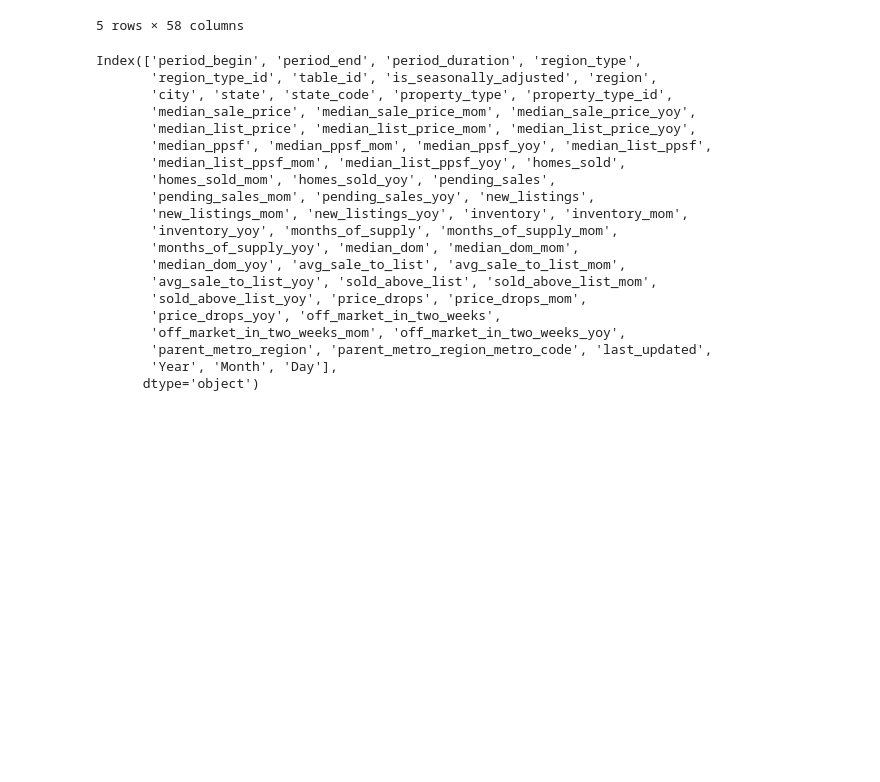
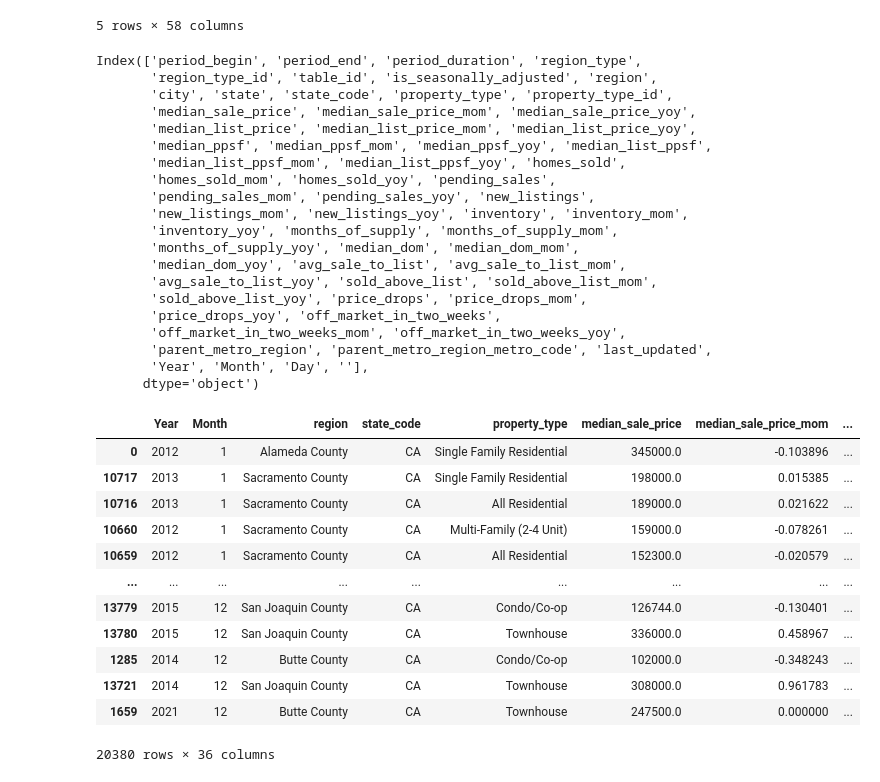
Before and after one commit to samuelj7/Project-3, a Jupyter notebook: data_cleaning.ipynb, the cells around one changed output. Cells and saved outputs as stored; diff of their text form; code cells hidden in the pictures; blank space fills up the shorter version.

Commit message:
cleaned data

```diff
--- a/data_cleaning.ipynb
+++ b/data_cleaning.ipynb
@@ -17,6 +17,7 @@ tsv_data.head()
 california_df=tsv_data.loc[(tsv_data["state"]=="California")]
 california_df=california_df.sort_values(["region","period_end"],ascending=True).fillna(0)
 california_df[['Year','Month','Day']] = california_df['period_end'].str.split('-', expand=True).astype(int)
+california_df[['region', '']]=california_df['region'].str.split(',', expand=True)
 california_df.columns
 # %% [output]
 Index(['period_begin', 'period_end', 'period_duration', 'region_type',
@@ -37,9 +38,28 @@ Index(['period_begin', 'period_end', 'period_duration', 'region_type',
        'price_drops_yoy', 'off_market_in_two_weeks',
        'off_market_in_two_weeks_mom', 'off_market_in_two_weeks_yoy',
        'parent_metro_region', 'parent_metro_region_metro_code', 'last_updated',
-       'Year', 'Month', 'Day'],
+       'Year', 'Month', 'Day', ''],
       dtype='object')
 # %%
-cleaned_ca_df=california_df[['Year','Month', 'region', 'state', 'state_code', 'property_type','median_sale_price', 'median_sale_price_mom', 'median_sale_price_yoy','median_list_price', 'median_list_price_mom', 'median_list_price_yoy','median_ppsf', 'median_ppsf_mom', 'median_ppsf_yoy', 'median_list_ppsf','median_list_ppsf_mom', 'median_list_ppsf_yoy', 'homes_sold','homes_sold_mom', 'homes_sold_yoy', 'pending_sales','pending_sales_mom', 'pending_sales_yoy', 'new_listings','new_listings_mom', 'new_listings_yoy', 'inventory', 'inventory_mom','inventory_yoy', 'months_of_supply', 'months_of_supply_mom', 'months_of_supply_yoy', 'median_dom', 'median_dom_mom','median_dom_yoy', 'avg_sale_to_list', 'avg_sale_to_list_mom','avg_sale_to_list_yoy', 'sold_above_list', 'sold_above_list_mom','sold_above_list_yoy', 'price_drops', 'price_drops_mom', 'price_drops_yoy', 'off_market_in_two_weeks', 'off_market_in_two_weeks_mom', 'off_market_in_two_weeks_yoy','parent_metro_region', 'parent_metro_region_metro_code', 'last_updated']]
+cleaned_ca_df=california_df[['Year','Month', 'region', 'state_code', 'property_type','median_sale_price', 'median_sale_price_mom', 'median_sale_price_yoy','median_list_price', 'median_list_price_mom', 'median_list_price_yoy','median_ppsf', 'median_ppsf_mom', 'median_ppsf_yoy', 'homes_sold','homes_sold_mom', 'homes_sold_yoy', 'pending_sales','pending_sales_mom', 'pending_sales_yoy', 'new_listings','new_listings_mom', 'new_listings_yoy', 'inventory', 'inventory_mom','inventory_yoy', 'median_dom', 'median_dom_mom','median_dom_yoy', 'avg_sale_to_list', 'avg_sale_to_list_mom','avg_sale_to_list_yoy', 'sold_above_list', 'sold_above_list_mom','sold_above_list_yoy', 'off_market_in_two_weeks']].reset_index(drop=True)
 cleaned_ca_df.head()
-cleaned_ca_df.to_csv("california_housing")
+# cleaned_ca_df.to_csv("california_housing.csv")
+sorted_ca_df=cleaned_ca_df.sort_values(["region","Year","property_type","Month"],ascending=True)
+sorted_ca_df
+
+monthly_df=cleaned_ca_df.sort_values(["Month"], ascending=True);
+monthly_df
+# %% [output]
+|  | Year | Month | region | state_code | property_type | median_sale_price | median_sale_price_mom | ... |
+| 0 | 2012 | 1 | Alameda County | CA | Single Family Residential | 345000.0 | -0.103896 | ... |
+| 10717 | 2013 | 1 | Sacramento County | CA | Single Family Residential | 198000.0 | 0.015385 | ... |
+| 10716 | 2013 | 1 | Sacramento County | CA | All Residential | 189000.0 | 0.021622 | ... |
+| 10660 | 2012 | 1 | Sacramento County | CA | Multi-Family (2-4 Unit) | 159000.0 | -0.078261 | ... |
+| 10659 | 2012 | 1 | Sacramento County | CA | All Residential | 152300.0 | -0.020579 | ... |
+| ... | ... | ... | ... | ... | ... | ... | ... | ... |
+| 13779 | 2015 | 12 | San Joaquin County | CA | Condo/Co-op | 126744.0 | -0.130401 | ... |
+| 13780 | 2015 | 12 | San Joaquin County | CA | Townhouse | 336000.0 | 0.458967 | ... |
+| 1285 | 2014 | 12 | Butte County | CA | Condo/Co-op | 102000.0 | -0.348243 | ... |
+| 13721 | 2014 | 12 | San Joaquin County | CA | Townhouse | 308000.0 | 0.961783 | ... |
+| 1659 | 2021 | 12 | Butte County | CA | Townhouse | 247500.0 | 0.000000 | ... |
+20380 rows × 36 columns
```
Also changed, not shown: parts of 10 cells of this notebook, 1 other file.
